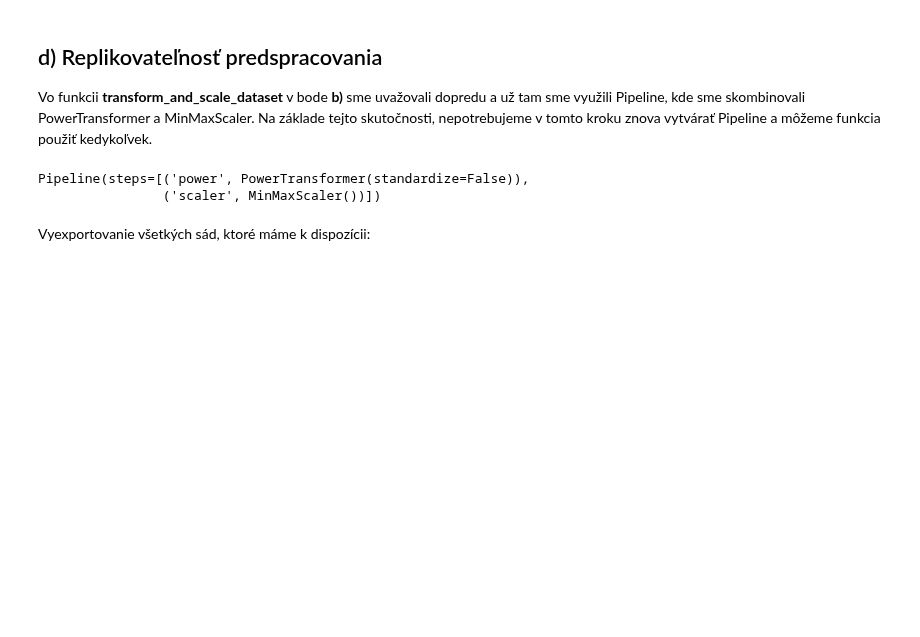
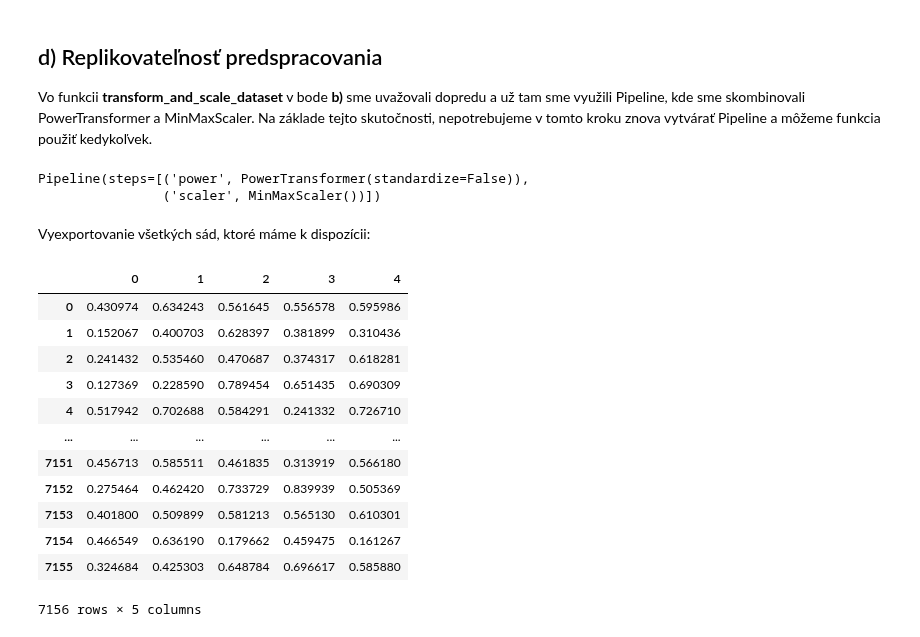
Before and after one commit to MarkoStahovec/IAU-Stahovec-Viest, a Jupyter notebook: Phase2.ipynb, the cells around one changed output. Drawn from its saved outputs; the diff is of its cells as text; code cells hidden in the pictures; blank space fills up the shorter version.

```diff
--- a/Phase2.ipynb
+++ b/Phase2.ipynb
@@ -1246,4 +1315,19 @@ y_train.to_csv("dataset/y_train.csv")
 y_test.to_csv("dataset/y_test.csv")
 # %%
 transformed_X_train_DataFrame = pd.DataFrame(transformed_X_train)
-transformed_X_train_DataFrame.to_csv("dataset/transformed_X_train.csv")
+
+transformed_X_train_DataFrame
+# %% [output]
+|  | 0 | 1 | 2 | 3 | 4 |
+| 0 | 0.430974 | 0.634243 | 0.561645 | 0.556578 | 0.595986 |
+| 1 | 0.152067 | 0.400703 | 0.628397 | 0.381899 | 0.310436 |
+| 2 | 0.241432 | 0.535460 | 0.470687 | 0.374317 | 0.618281 |
+| 3 | 0.127369 | 0.228590 | 0.789454 | 0.651435 | 0.690309 |
+| 4 | 0.517942 | 0.702688 | 0.584291 | 0.241332 | 0.726710 |
+| ... | ... | ... | ... | ... | ... |
+| 7151 | 0.456713 | 0.585511 | 0.461835 | 0.313919 | 0.566180 |
+| 7152 | 0.275464 | 0.462420 | 0.733729 | 0.839939 | 0.505369 |
+| 7153 | 0.401800 | 0.509899 | 0.581213 | 0.565130 | 0.610301 |
+| 7154 | 0.466549 | 0.636190 | 0.179662 | 0.459475 | 0.161267 |
+| 7155 | 0.324684 | 0.425303 | 0.648784 | 0.696617 | 0.585880 |
+7156 rows × 5 columns
```
Also changed, not shown: parts of 15 cells of this notebook, 1 other file.
